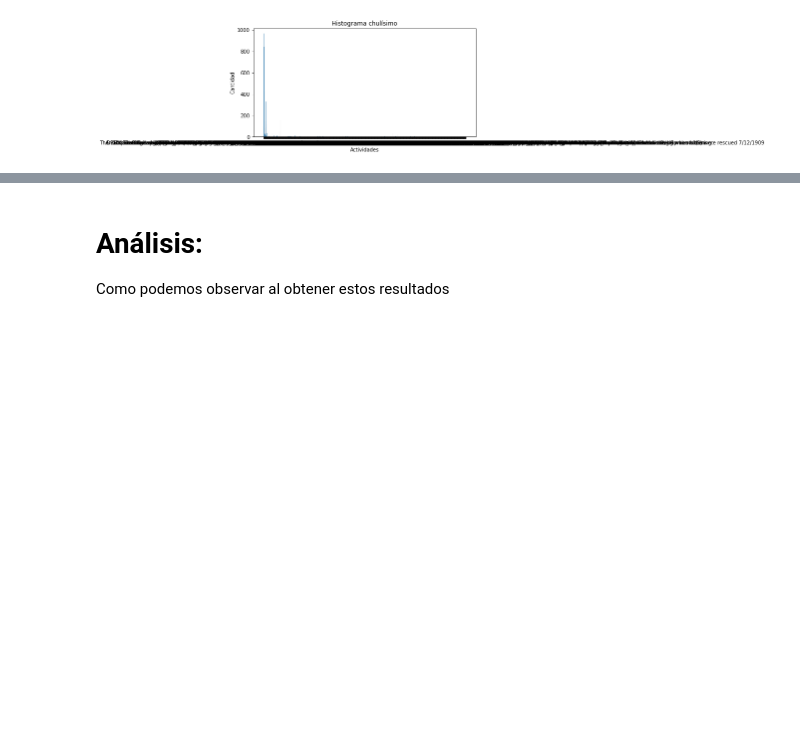
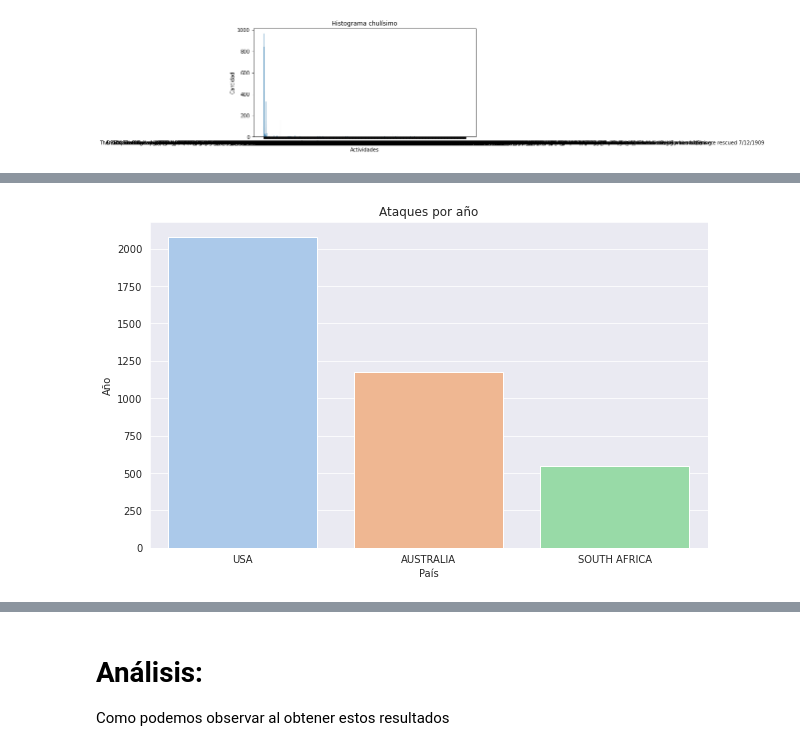
Before and after one commit to Adalab/DA-promoC-modulo-02-Marina-Lourdes-Ana, a Jupyter notebook: Visualizacion/03-Visualizacion_3.ipynb, the cells around one changed output, grey strips where cells are left out. Drawn from its saved outputs; the diff is of its cells as text; code cells hidden in the pictures; blank space fills up the shorter version.

```diff
--- a/Visualizacion/03-Visualizacion_3.ipynb
+++ b/Visualizacion/03-Visualizacion_3.ipynb
@@ -94,0 +150,3 @@ plt.show()
+# %%
+df_year_1900 = df[df["year"] >= 1900.0]
+df_year_1900.head(2)
@@ -94,0 +157,3 @@ plt.show()
+# %%
+df_aus_usa_sa = df_year_1900[df_year_1900['country'].isin(['USA','AUSTRALIA','SOUTH AFRICA'])]
+df_aus_usa_sa.head(2)
@@ -94,0 +164,18 @@ plt.show()
+# %%
+plt.figure(figsize =(10,6))
+
+sns.set_style('darkgrid')
+
+palette = "pastel"
+
+fig = sns.countplot(x='country', data = df_aus_usa_sa, palette = palette)
+
+fig.set(xlabel="País", ylabel= "Año")
+
+fig.set_title('Ataques por año')
+
+plt.xticks(rotation = 0)
+
+plt.show()
+# %% [output]
+[figure, added]
```
Also changed, not shown: parts of 27 cells of this notebook.
